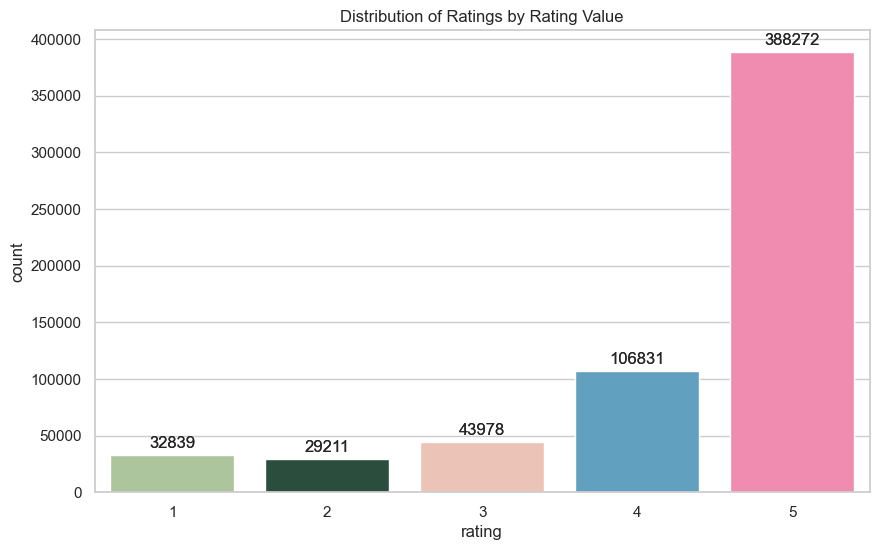
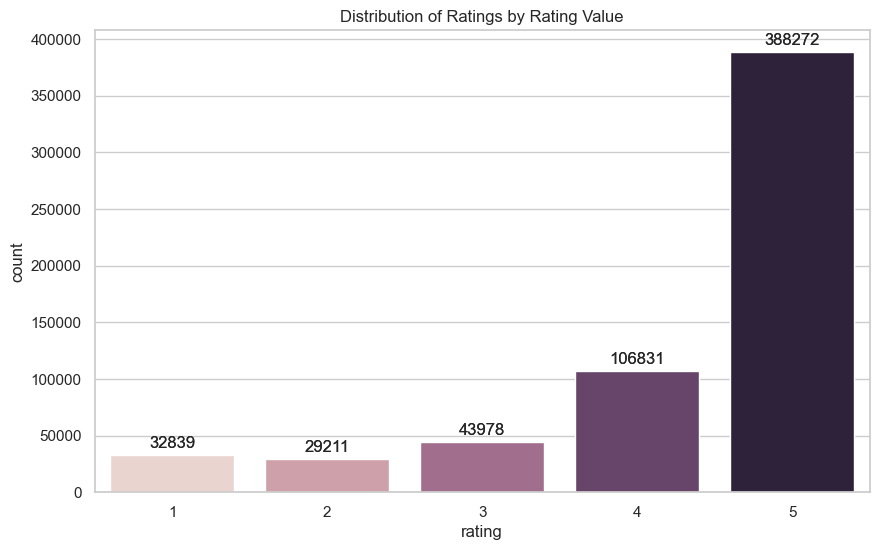
The notebook cell's code change between the first figure and the second:
--- before
+++ after
@@ -1,3 +1,3 @@
-sns.countplot(data=reviews_df, x="rating", hue="rating", legend=False, palette=PALETTE)
+sns.countplot(data=reviews_df, x="rating", hue="rating", legend=False)
 plt.title("Distribution of Ratings by Rating Value")
 
@@ -7,5 +7,4 @@
     hue="rating",
     legend=False,
-    palette=PALETTE,
 )
 for container in ax.containers:

Commit: eda fix